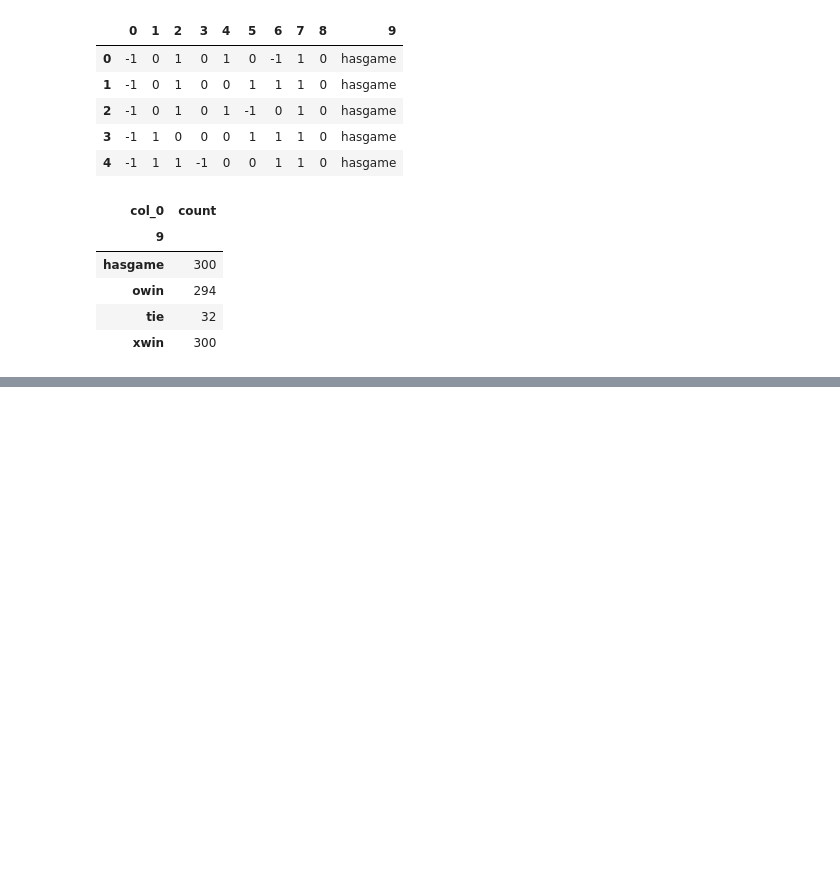
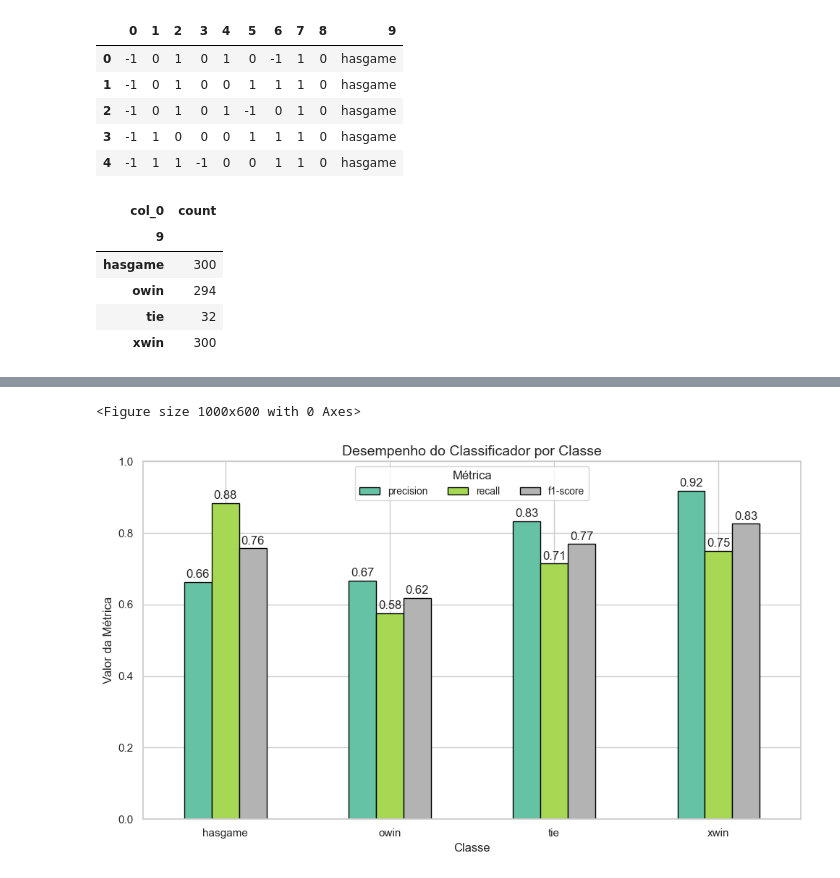
Before and after one commit to carolinaferreiraPUCRS/Inteligencia_Artifical, a Jupyter notebook: Trabalho01/k_NN.ipynb, the cells around one changed output, grey strips where cells are left out. Cells and saved outputs as stored; diff of their text form; code cells hidden in the pictures; blank space fills up the shorter version.

```diff
--- a/Trabalho01/k_NN.ipynb
+++ b/Trabalho01/k_NN.ipynb
@@ -126 +123,34 @@ weighted avg       0.78      0.76      0.76       186
+# %%
+# Gera o classification_report como dicionário
+report = classification_report(y_test, y_prediction, output_dict=True)
+
+# Converte em DataFrame
+df_report = pd.DataFrame(report).transpose()
+
+# Filtra apenas as classes de interesse (ignora média geral e accuracy)
+classes = ['hasgame', 'owin', 'tie', 'xwin']
+df_filtered = df_report.loc[classes, ['precision', 'recall', 'f1-score']]
+
+# Configura estilo do seaborn
+sns.set(style='whitegrid')
+plt.figure(figsize=(10, 6))
+
+# Cria o gráfico de barras
+ax = df_filtered.plot(kind='bar', figsize=(10, 6), ylim=(0, 1), colormap='Set2', edgecolor='black')
+
+# Adiciona valores nas barras
+for container in ax.containers:
+    ax.bar_label(container, fmt='%.2f', label_type='edge', padding=2)
+
+# Ajusta elementos visuais
+plt.title('Desempenho do Classificador por Classe', fontsize=14)
+plt.ylabel('Valor da Métrica')
+plt.xlabel('Classe')
+plt.xticks(rotation=0)
+plt.legend(title='Métrica', loc='upper center', bbox_to_anchor=(0.5, 1.0), ncol=3, fontsize='small')
+plt.tight_layout()
+plt.show()
+# %% [output]
+<Figure size 1000x600 with 0 Axes>
+[figure, added]
 # %%
```
Also changed, not shown: parts of 13 cells of this notebook, 1 other file.
